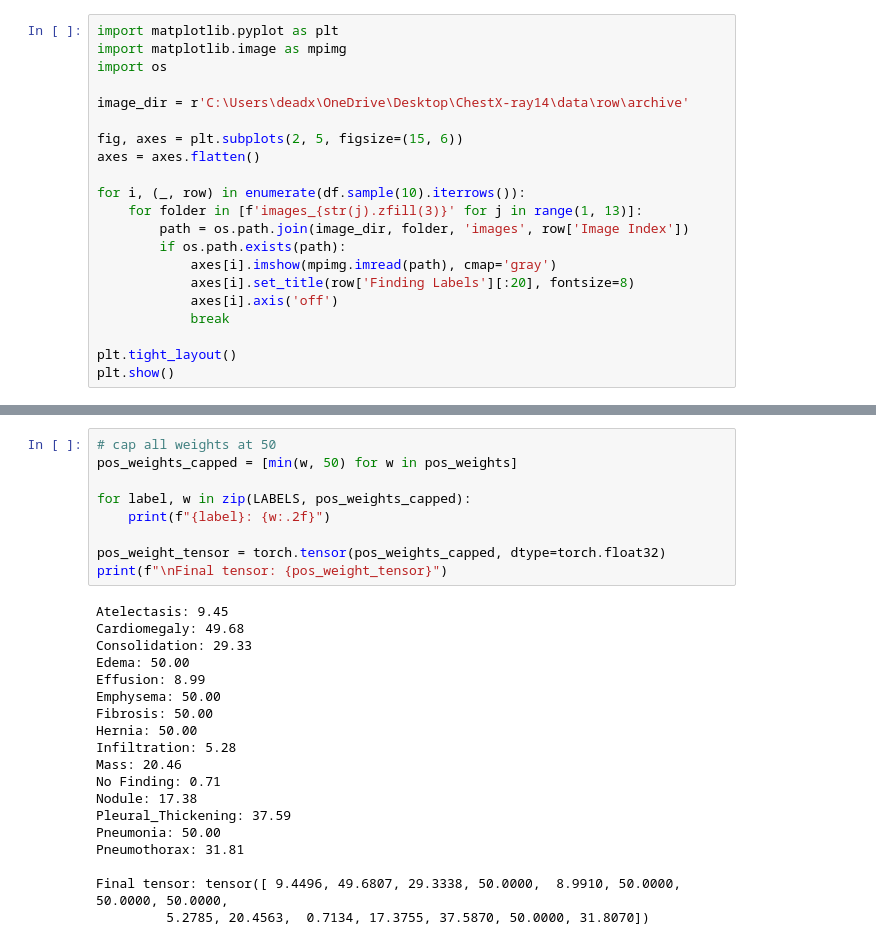
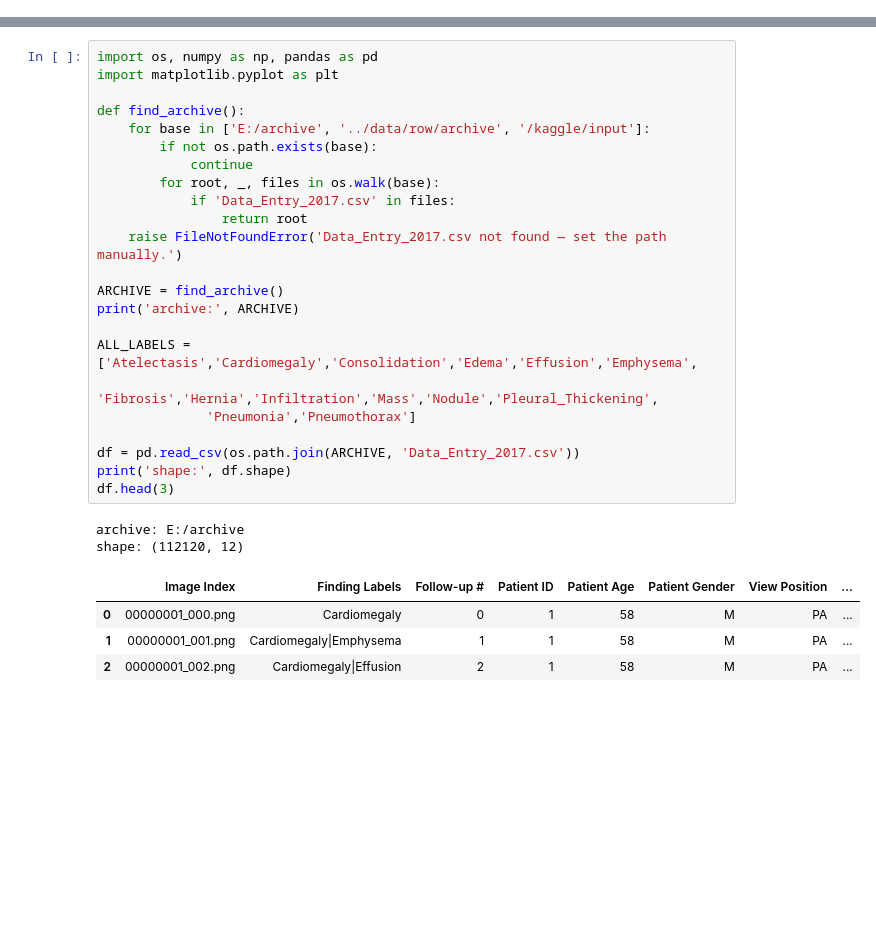
Before and after one commit to NejiKhouja/chestxray14-classifier, a Jupyter notebook: notebooks/exploration.ipynb, the cells around one changed output, grey strips where cells are left out. Cells and saved outputs as stored; diff of their text form; blank space fills up the shorter version.

```diff
--- a/notebooks/exploration.ipynb
+++ b/notebooks/exploration.ipynb
@@ -89,21 +0,0 @@ Name: Patient Age, dtype: float64
-# %%
-import matplotlib.pyplot as plt
-import matplotlib.image as mpimg
-import os
-
-image_dir = r'C:\Users\deadx\OneDrive\Desktop\ChestX-ray14\data\row\archive'
-
-fig, axes = plt.subplots(2, 5, figsize=(15, 6))
-axes = axes.flatten()
-
-for i, (_, row) in enumerate(df.sample(10).iterrows()):
-    for folder in [f'images_{str(j).zfill(3)}' for j in range(1, 13)]:
-        path = os.path.join(image_dir, folder, 'images', row['Image Index'])
-        if os.path.exists(path):
-            axes[i].imshow(mpimg.imread(path), cmap='gray')
-            axes[i].set_title(row['Finding Labels'][:20], fontsize=8)
-            axes[i].axis('off')
-            break
-
-plt.tight_layout()
-plt.show()
@@ -216,28 +1,30 @@ pos_weight tensor: tensor([  9.4496,  49.6807,  29.3338,  61.7808,   8.9910,  59
-# %%
-# cap all weights at 50
-pos_weights_capped = [min(w, 50) for w in pos_weights]
-
-for label, w in zip(LABELS, pos_weights_capped):
-    print(f"{label}: {w:.2f}")
-
-pos_weight_tensor = torch.tensor(pos_weights_capped, dtype=torch.float32)
-print(f"\nFinal tensor: {pos_weight_tensor}")
-# %% [output]
-Atelectasis: 9.45
-Cardiomegaly: 49.68
-Consolidation: 29.33
-Edema: 50.00
-Effusion: 8.99
-Emphysema: 50.00
-Fibrosis: 50.00
-Hernia: 50.00
-Infiltration: 5.28
-Mass: 20.46
-No Finding: 0.71
-Nodule: 17.38
-Pleural_Thickening: 37.59
-Pneumonia: 50.00
-Pneumothorax: 31.81
-
-Final tensor: tensor([ 9.4496, 49.6807, 29.3338, 50.0000,  8.9910, 50.0000, 50.0000, 50.0000,
-         5.2785, 20.4563,  0.7134, 17.3755, 37.5870, 50.0000, 31.8070])
+# %%
+import os, numpy as np, pandas as pd
+import matplotlib.pyplot as plt
+
+def find_archive():
+    for base in ['E:/archive', '../data/row/archive', '/kaggle/input']:
+        if not os.path.exists(base):
+            continue
+        for root, _, files in os.walk(base):
+            if 'Data_Entry_2017.csv' in files:
+                return root
+    raise FileNotFoundError('Data_Entry_2017.csv not found — set the path manually.')
+
+ARCHIVE = find_archive()
+print('archive:', ARCHIVE)
+
+ALL_LABELS = ['Atelectasis','Cardiomegaly','Consolidation','Edema','Effusion','Emphysema',
+              'Fibrosis','Hernia','Infiltration','Mass','Nodule','Pleural_Thickening',
+              'Pneumonia','Pneumothorax']
+
+df = pd.read_csv(os.path.join(ARCHIVE, 'Data_Entry_2017.csv'))
+print('shape:', df.shape)
+df.head(3)
+# %% [output]
+archive: E:/archive
+shape: (112120, 12)
+|  | Image Index | Finding Labels | Follow-up # | Patient ID | Patient Age | Patient Gender | View Position | ... |
+| 0 | 00000001_000.png | Cardiomegaly | 0 | 1 | 58 | M | PA | ... |
+| 1 | 00000001_001.png | Cardiomegaly|Emphysema | 1 | 1 | 58 | M | PA | ... |
+| 2 | 00000001_002.png | Cardiomegaly|Effusion | 2 | 1 | 58 | M | PA | ... |
```
Also changed, not shown: parts of 28 cells of this notebook, 20 other files.
